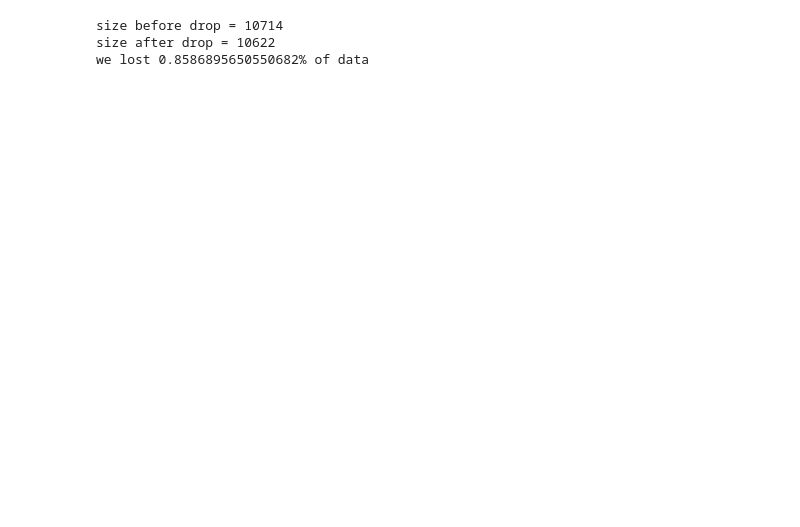
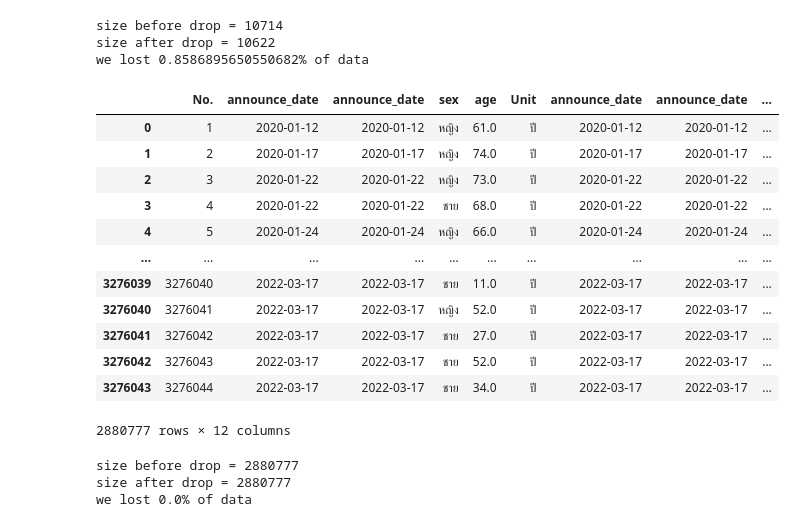
Before and after one commit to Jittiya/data_viz_2022, a Jupyter notebook: Project.ipynb, the cells around one changed output. Saved outputs shown, nothing was run; the diff lists cells and outputs as text; code cells hidden in the pictures; blank space fills up the shorter version.

```diff
--- a/Project.ipynb
+++ b/Project.ipynb
@@ -275,0 +280,26 @@ we lost 0.8586895650550682% of data
+# %%
+data_df = data_merged3.dropna()
+data_df
+# %% [output]
+|  | No. | announce_date | announce_date | sex | age | Unit | announce_date | announce_date | ... |
+| 0 | 1 | 2020-01-12 | 2020-01-12 | หญิง | 61.0 | ปี | 2020-01-12 | 2020-01-12 | ... |
+| 1 | 2 | 2020-01-17 | 2020-01-17 | หญิง | 74.0 | ปี | 2020-01-17 | 2020-01-17 | ... |
+| 2 | 3 | 2020-01-22 | 2020-01-22 | หญิง | 73.0 | ปี | 2020-01-22 | 2020-01-22 | ... |
+| 3 | 4 | 2020-01-22 | 2020-01-22 | ชาย | 68.0 | ปี | 2020-01-22 | 2020-01-22 | ... |
+| 4 | 5 | 2020-01-24 | 2020-01-24 | หญิง | 66.0 | ปี | 2020-01-24 | 2020-01-24 | ... |
+| ... | ... | ... | ... | ... | ... | ... | ... | ... | ... |
+| 3276039 | 3276040 | 2022-03-17 | 2022-03-17 | ชาย | 11.0 | ปี | 2022-03-17 | 2022-03-17 | ... |
+| 3276040 | 3276041 | 2022-03-17 | 2022-03-17 | หญิง | 52.0 | ปี | 2022-03-17 | 2022-03-17 | ... |
+| 3276041 | 3276042 | 2022-03-17 | 2022-03-17 | ชาย | 27.0 | ปี | 2022-03-17 | 2022-03-17 | ... |
+| 3276042 | 3276043 | 2022-03-17 | 2022-03-17 | ชาย | 52.0 | ปี | 2022-03-17 | 2022-03-17 | ... |
+| 3276043 | 3276044 | 2022-03-17 | 2022-03-17 | ชาย | 34.0 | ปี | 2022-03-17 | 2022-03-17 | ... |
+2880777 rows × 12 columns
+# %%
+removes = data_df.shape[0] - data_df.dropna().shape[0]
+print(f'size before drop = {data_df.shape[0]}')
+print(f'size after drop = {data_df.dropna().shape[0]}')
+print(f'we lost {100*(removes/data_df.shape[0])}% of data')
+# %% [output]
+size before drop = 2880777
+size after drop = 2880777
+we lost 0.0% of data
```
Also changed, not shown: parts of 7 cells of this notebook.
